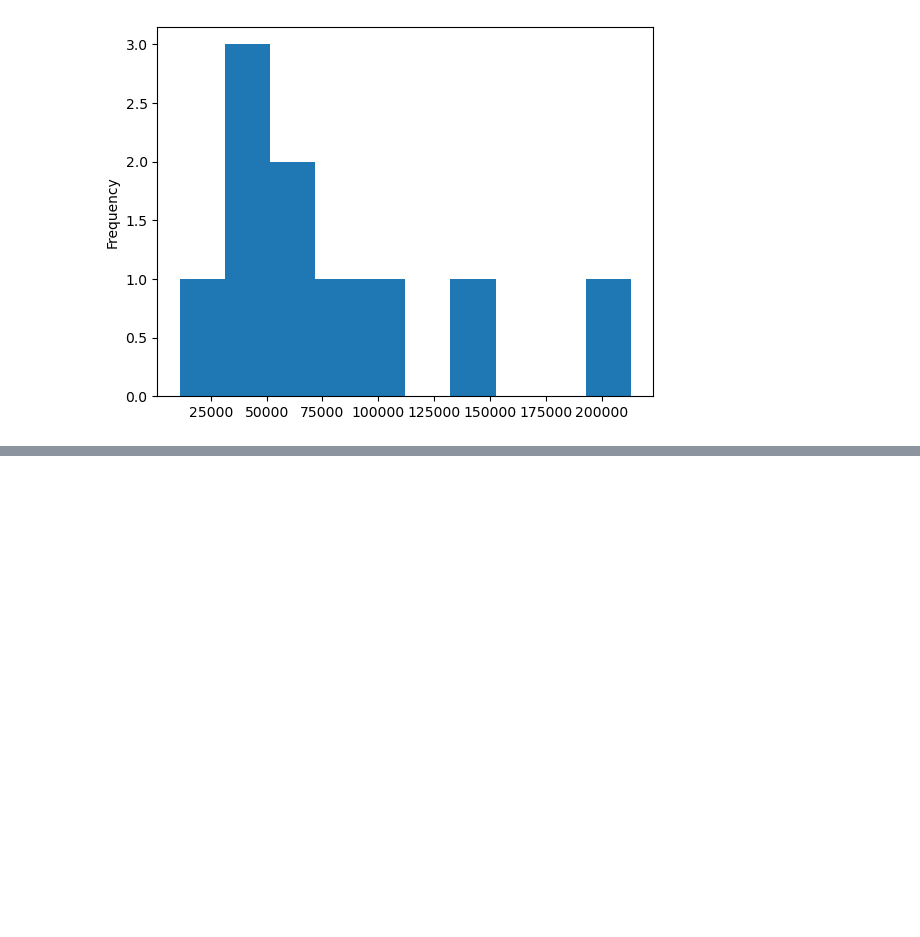
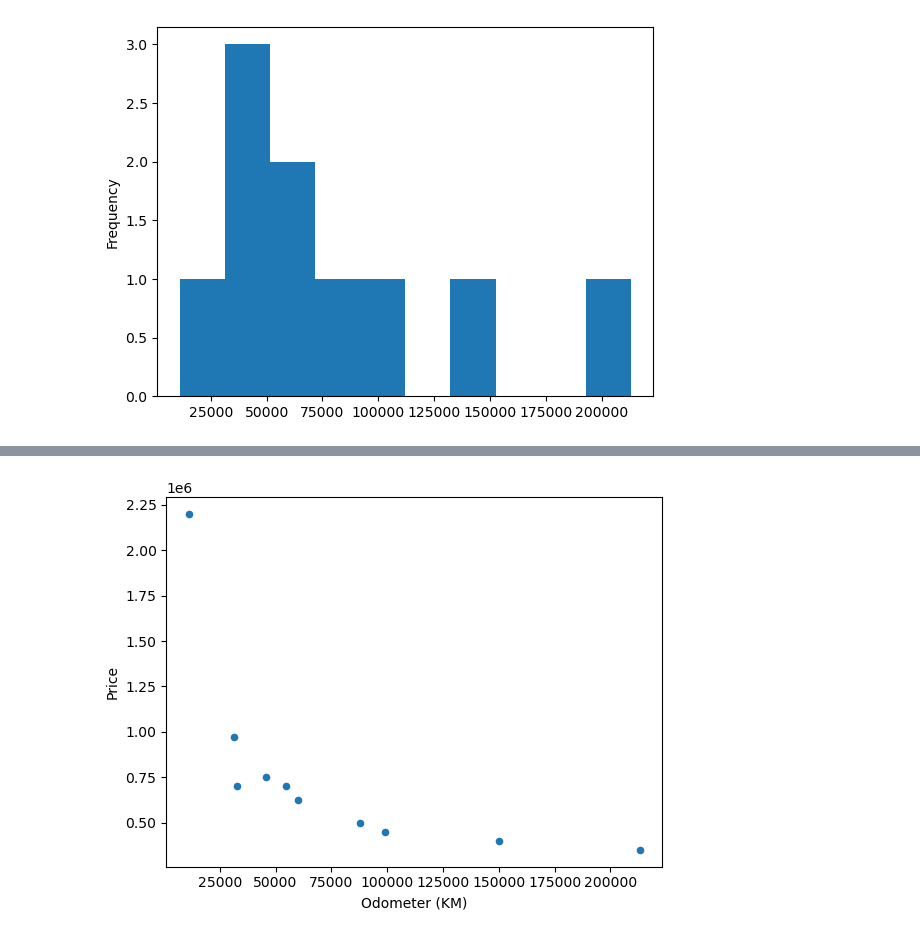
Before and after one commit to mostafa-sadeghi/alireza_garshasbi, a Jupyter notebook: datascience/Projects/about_matplotlib.ipynb, the cells around one changed output, grey strips where cells are left out. Cells and saved outputs as stored; diff of their text form; code cells hidden in the pictures; blank space fills up the shorter version.

```diff
--- a/datascience/Projects/about_matplotlib.ipynb
+++ b/datascience/Projects/about_matplotlib.ipynb
@@ -104,0 +215,4 @@ car_sales["Odometer (KM)"].plot.hist();
+# %%
+cars_sales.plot(x = "Odometer (KM)", y= "Price", kind="scatter");
+# %% [output]
+[figure, added]
```
Also changed, not shown: parts of 22 cells of this notebook, 1 other file.
